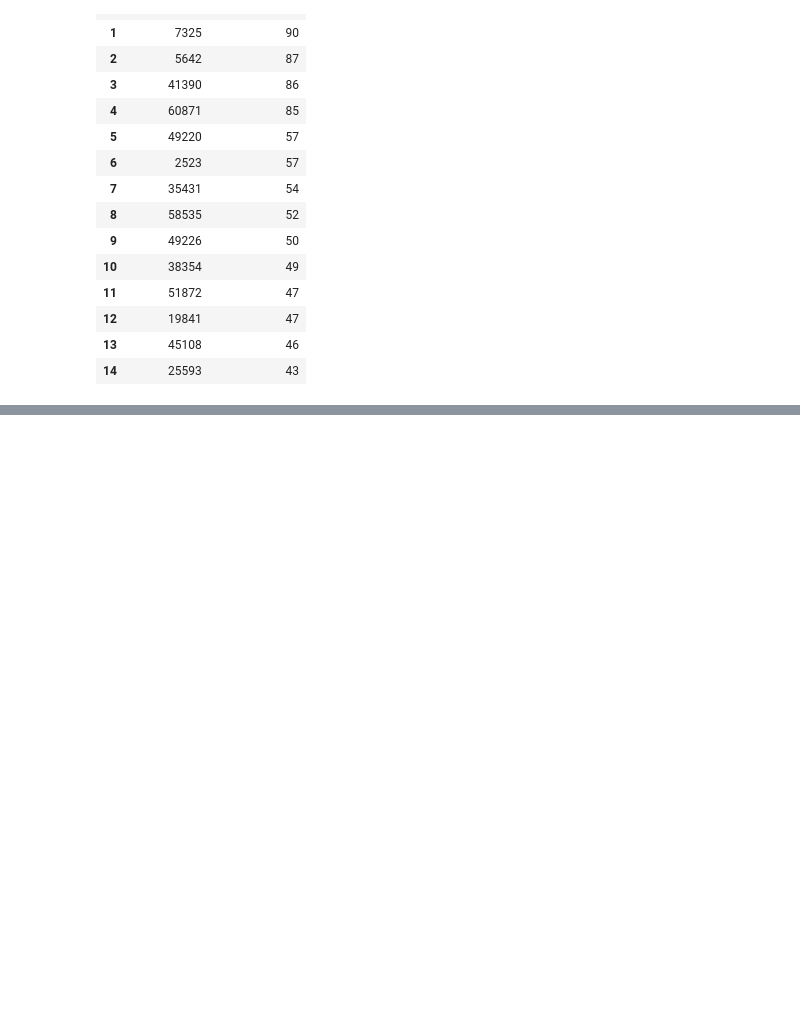
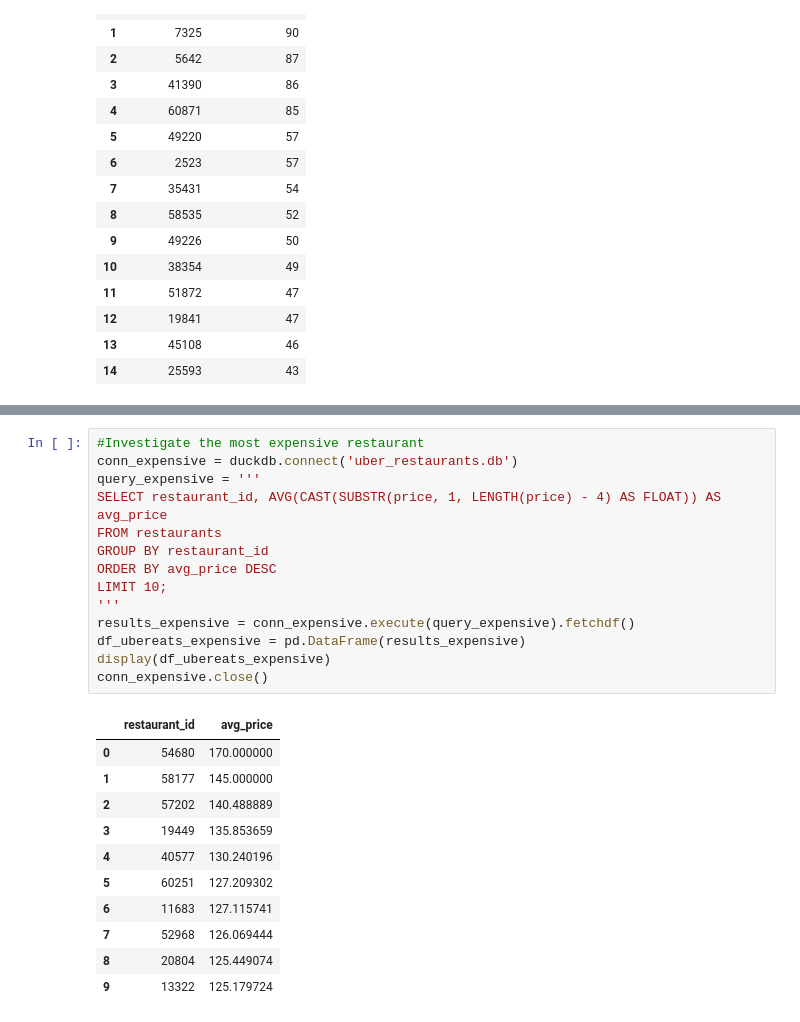
Before and after one commit to derak-isaack/UberEATSAnalytics, a Jupyter notebook: uber_eats.ipynb, the cells around one changed output, grey strips where cells are left out. Drawn from its saved outputs; the diff is of its cells as text; blank space fills up the shorter version.

```diff
--- a/uber_eats.ipynb
+++ b/uber_eats.ipynb
@@ -105,0 +205,26 @@ conn_count.close()
+# %%
+#Investigate the most expensive restaurant
+conn_expensive = duckdb.connect('uber_restaurants.db')
+query_expensive = '''
+SELECT restaurant_id, AVG(CAST(SUBSTR(price, 1, LENGTH(price) - 4) AS FLOAT)) AS avg_price
+FROM restaurants
+GROUP BY restaurant_id
+ORDER BY avg_price DESC
+LIMIT 10;
+'''
+results_expensive = conn_expensive.execute(query_expensive).fetchdf()
+df_ubereats_expensive = pd.DataFrame(results_expensive)
+display(df_ubereats_expensive)
+conn_expensive.close()
+# %% [output]
+|  | restaurant_id | avg_price |
+| 0 | 54680 | 170.000000 |
+| 1 | 58177 | 145.000000 |
+| 2 | 57202 | 140.488889 |
+| 3 | 19449 | 135.853659 |
+| 4 | 40577 | 130.240196 |
+| 5 | 60251 | 127.209302 |
+| 6 | 11683 | 127.115741 |
+| 7 | 52968 | 126.069444 |
+| 8 | 20804 | 125.449074 |
+| 9 | 13322 | 125.179724 |
```
Also changed, not shown: parts of 3 cells of this notebook.
